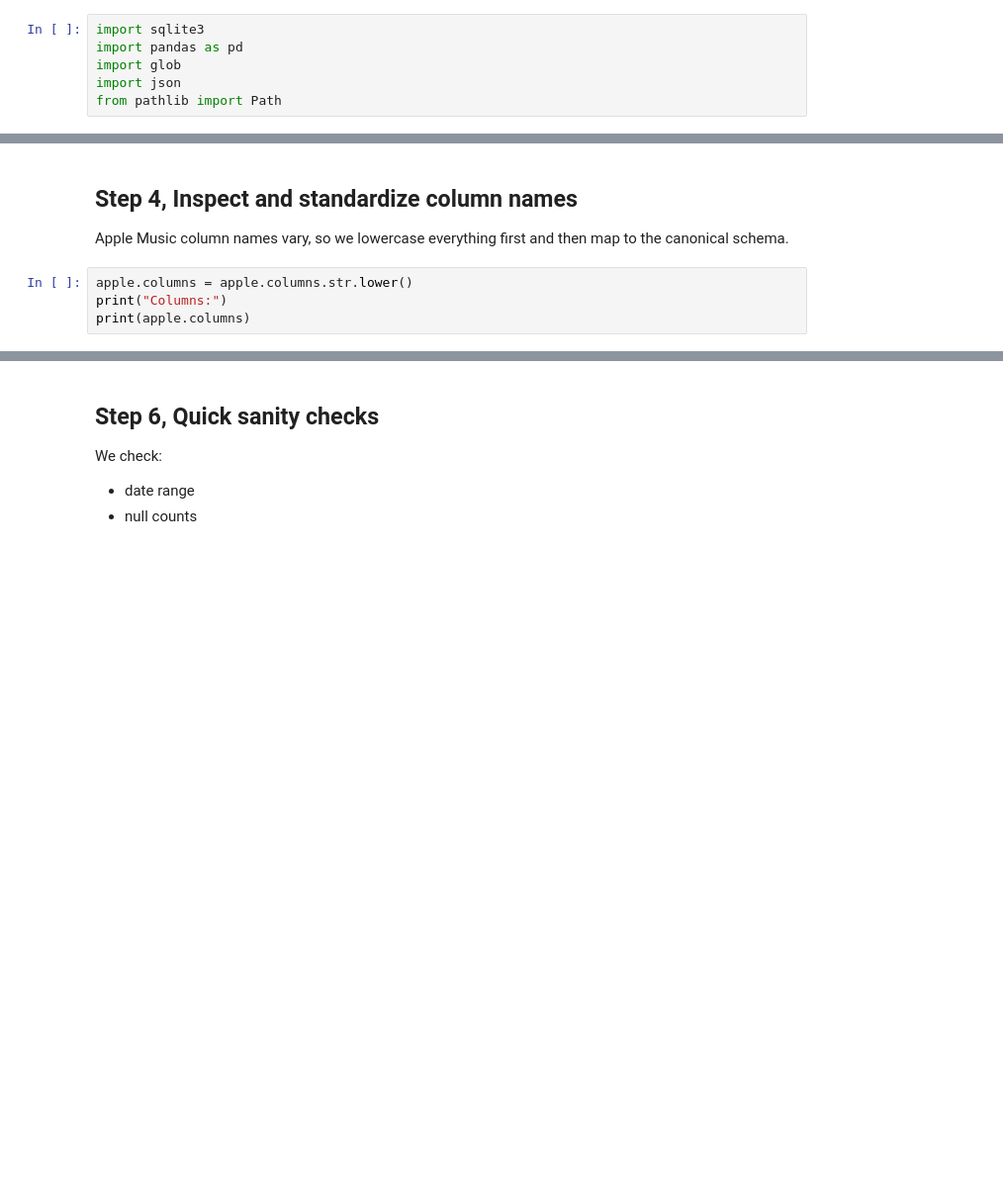
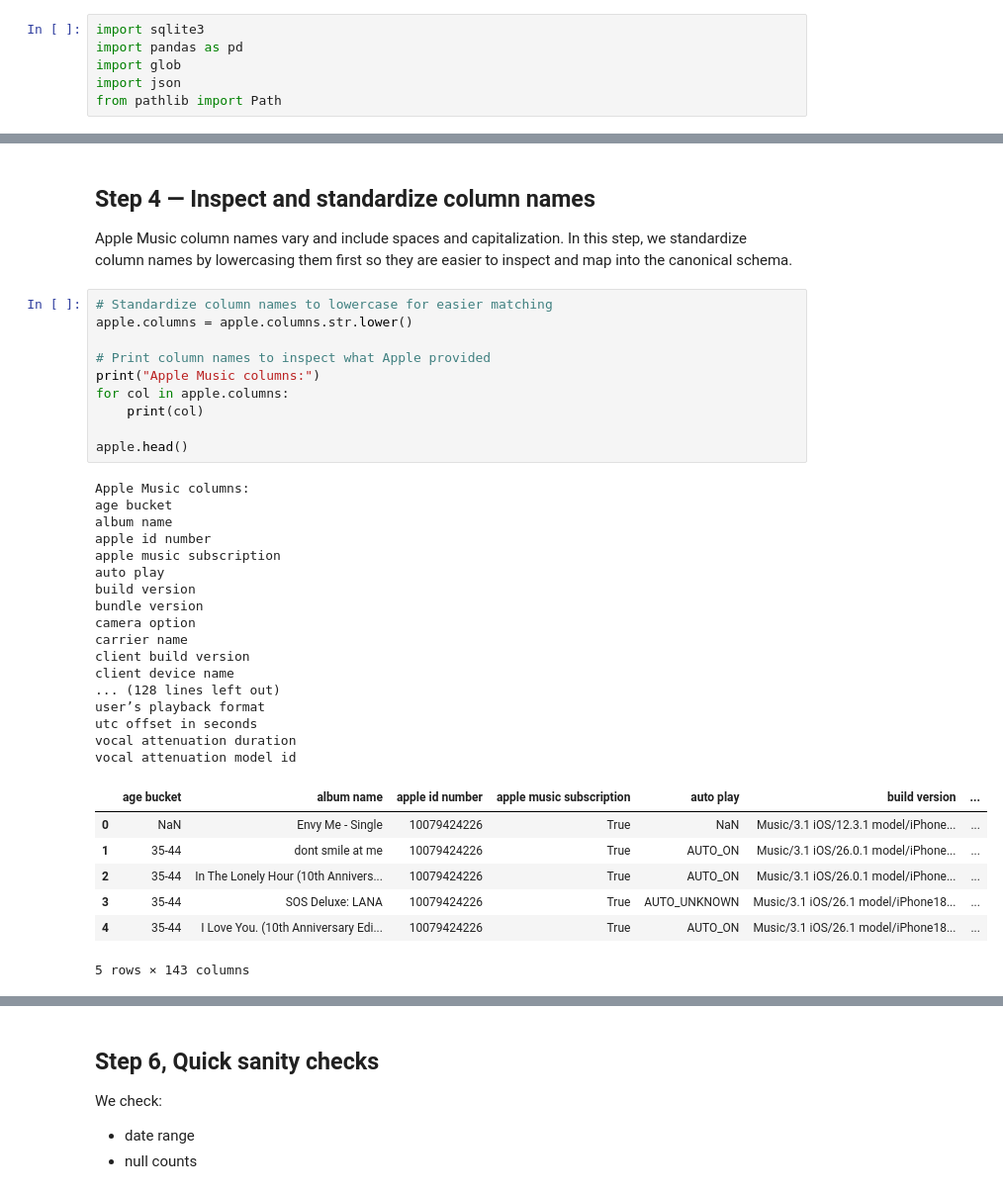
Before and after one commit to nathanho27/MusicPlatformInsights, a Jupyter notebook: notebooks/LoadAppleData.ipynb, the cells around one changed output, grey strips where cells are left out. Shown at 99% size. Drawn from its saved outputs; the diff is of its cells as text; blank space fills up the shorter version.

```diff
--- a/notebooks/LoadAppleData.ipynb
+++ b/notebooks/LoadAppleData.ipynb
@@ -58,9 +86,42 @@ apple.head()
 # %% [markdown]
-## Step 4, Inspect and standardize column names
+## Step 4 — Inspect and standardize column names
 
-Apple Music column names vary, so we lowercase everything first and then map to the canonical schema.
+Apple Music column names vary and include spaces and capitalization.
+In this step, we standardize column names by lowercasing them first
+so they are easier to inspect and map into the canonical schema.
 # %%
+# Standardize column names to lowercase for easier matching
 apple.columns = apple.columns.str.lower()
-print("Columns:")
-print(apple.columns)
+
+# Print column names to inspect what Apple provided
+print("Apple Music columns:")
+for col in apple.columns:
+    print(col)
+
+apple.head()
+# %% [output]
+Apple Music columns:
+age bucket
+album name
+apple id number
+apple music subscription
+auto play
+build version
+bundle version
+camera option
+carrier name
+client build version
+client device name
+... (128 lines left out)
+user’s playback format
+utc offset in seconds
+vocal attenuation duration
+vocal attenuation model id
+|  | age bucket | album name | apple id number | apple music subscription | auto play | build version | ... |
+| 0 | NaN | Envy Me - Single | 10079424226 | True | NaN | Music/3.1 iOS/12.3.1 model/iPhone... | ... |
+| 1 | 35-44 | dont smile at me | 10079424226 | True | AUTO_ON | Music/3.1 iOS/26.0.1 model/iPhone... | ... |
+| 2 | 35-44 | In The Lonely Hour (10th Annivers... | 10079424226 | True | AUTO_ON | Music/3.1 iOS/26.0.1 model/iPhone... | ... |
+| 3 | 35-44 | SOS Deluxe: LANA | 10079424226 | True | AUTO_UNKNOWN | Music/3.1 iOS/26.1 model/iPhone18... | ... |
+| 4 | 35-44 | I Love You. (10th Anniversary Edi... | 10079424226 | True | AUTO_ON | Music/3.1 iOS/26.1 model/iPhone18... | ... |
+5 rows × 143 columns
 # %% [markdown]
```
Also changed, not shown: parts of 10 cells of this notebook, 2 other files.
